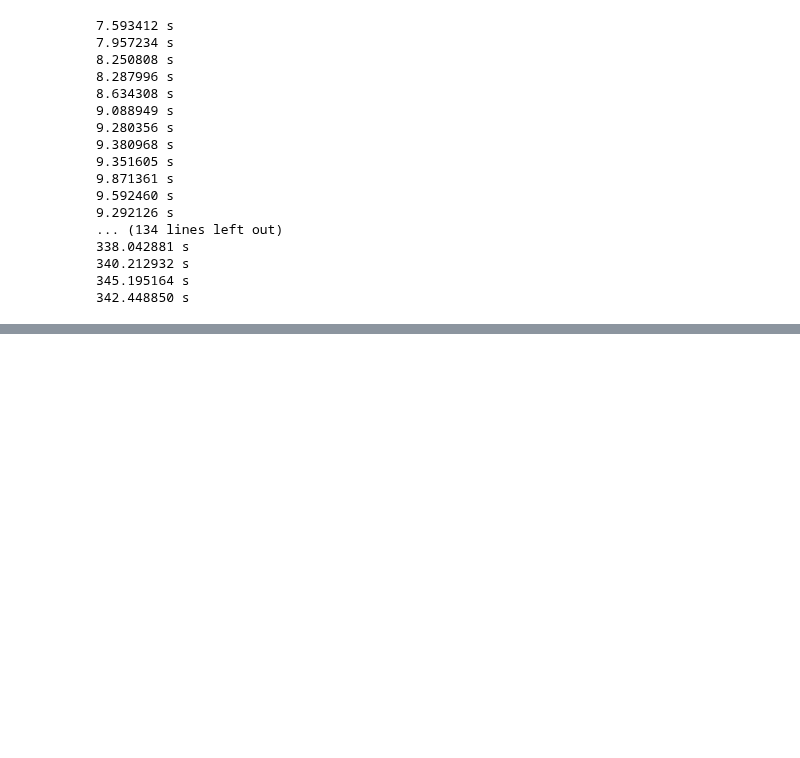
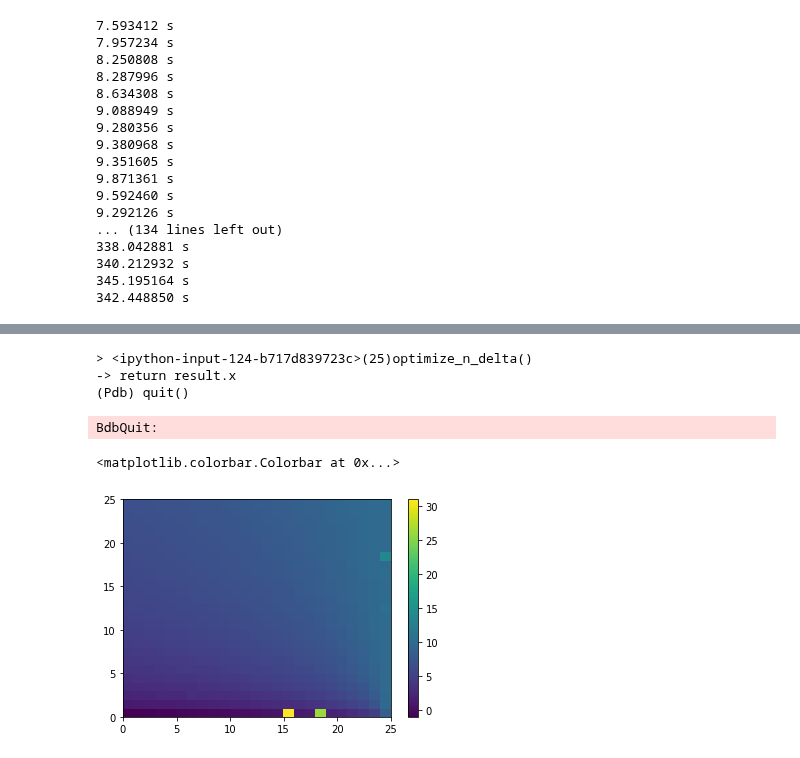
Before and after one commit to akumar01/uoicorr_analysis, a Jupyter notebook: notebooks/sfn/Numerical Boundaries.ipynb, the cells around one changed output, grey strips where cells are left out. Cells and saved outputs as stored; diff of their text form; code cells hidden in the pictures; blank space fills up the shorter version.

Commit message:
characterizing sample complexity of partial recovery

```diff
--- a/notebooks/sfn/Numerical Boundaries.ipynb
+++ b/notebooks/sfn/Numerical Boundaries.ipynb
@@ -416,0 +642,10 @@ with open('scarlett_boundaries.dat', 'wb') as f:
+# %%
+# Relationship constraining n and delta2
+def n_constraint(n, delta2, index, delta1, p, k, alpha, gamma0):
+
+    l = np.arange(1, k)[index]
+
+    numerator = np.log(binom(p - k, l)) + 2 * np.log(k/delta1 * binom(k, l)) + gamma0
+    denominator = 1/2 * (1 + alpha**2) * (1 - delta2)
+
+    return n - numerator/denominator
@@ -416,0 +690,43 @@ with open('scarlett_boundaries.dat', 'wb') as f:
+# %%
+p = 250
+sigma_sq = np.linspace(0.1, 5, 25)
+rho = np.linspace(1/125, 1, 25)
+error_thresholds = np.array([0.05, 0.01, 0.001])
+
+# Keep beta_min fixed.
+beta_min = 5
+beta = beta_min * np.ones(p)
+beta = beta[:, np.newaxis]
+
+# Choices of delta_1 and delta_2
+delta1 = np.exp(-p)
+
+# Store the number of samples and the corresponding errors
+ns = np.zeros((error_thresholds.size, sigma_sq.size, rho.size))
+delta2 = np.zeros((error_thresholds.size, sigma_sq.size, rho.size))
+
+k = 25
+bb = sparsify_beta(beta, p, k/p, seed = 1234).ravel()
+
+for i1, et in enumerate(error_thresholds):
+    for i2, ss in enumerate(sigma_sq):
+        t0 = time.time()
+        for i3, r in enumerate(rho):
+
+            # Jointly optimize the error function over delta2 and n.
+            res = optimize_n_delta(et, delta1, p, k, bb, np.sqrt(ss), r)
+            ns[i1, i2, i3] = res[0]
+            delta2[i1, i2, i3] = res[1]
+
+        print('%f s' % (time.time() - t0))
+# %% [output]
+> <ipython-input-124-b717d839723c>(25)optimize_n_delta()
+-> return result.x
+(Pdb) quit()
+BdbQuit:
+# %%
+plt.pcolormesh(np.log(np.flip(ns[0,...], axis=-1)))
+plt.colorbar()
+# %% [output]
+<matplotlib.colorbar.Colorbar at 0x...>
+[figure, added]
```
Also changed, not shown: parts of 25 cells of this notebook.
